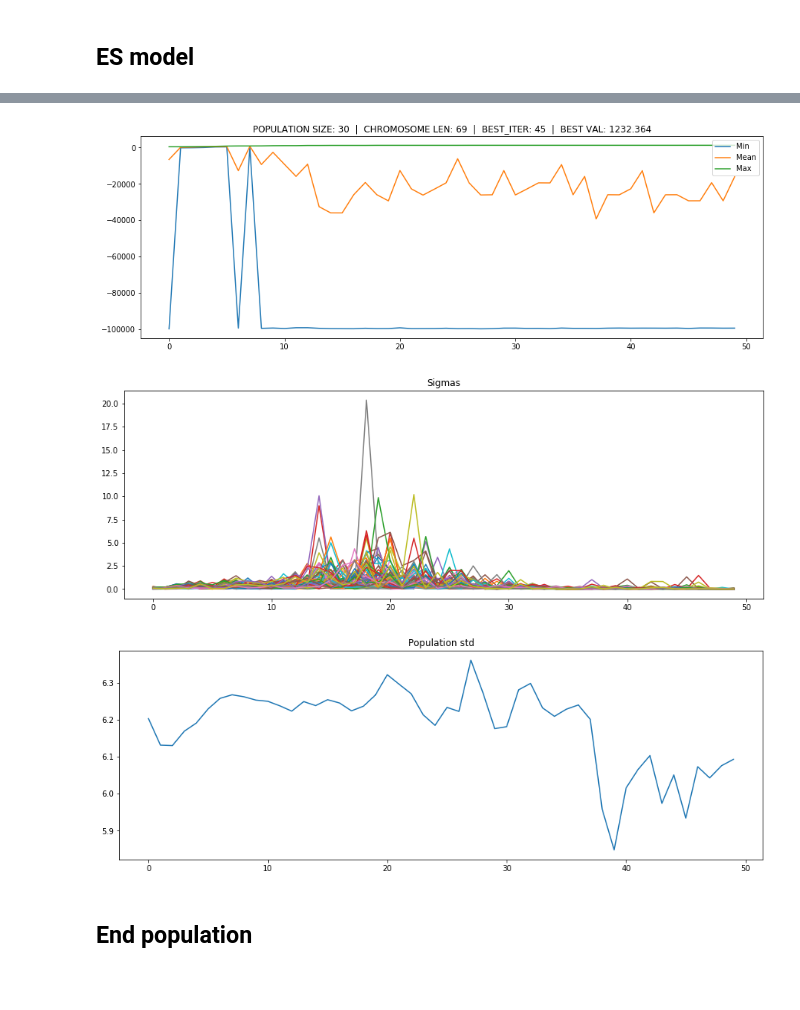
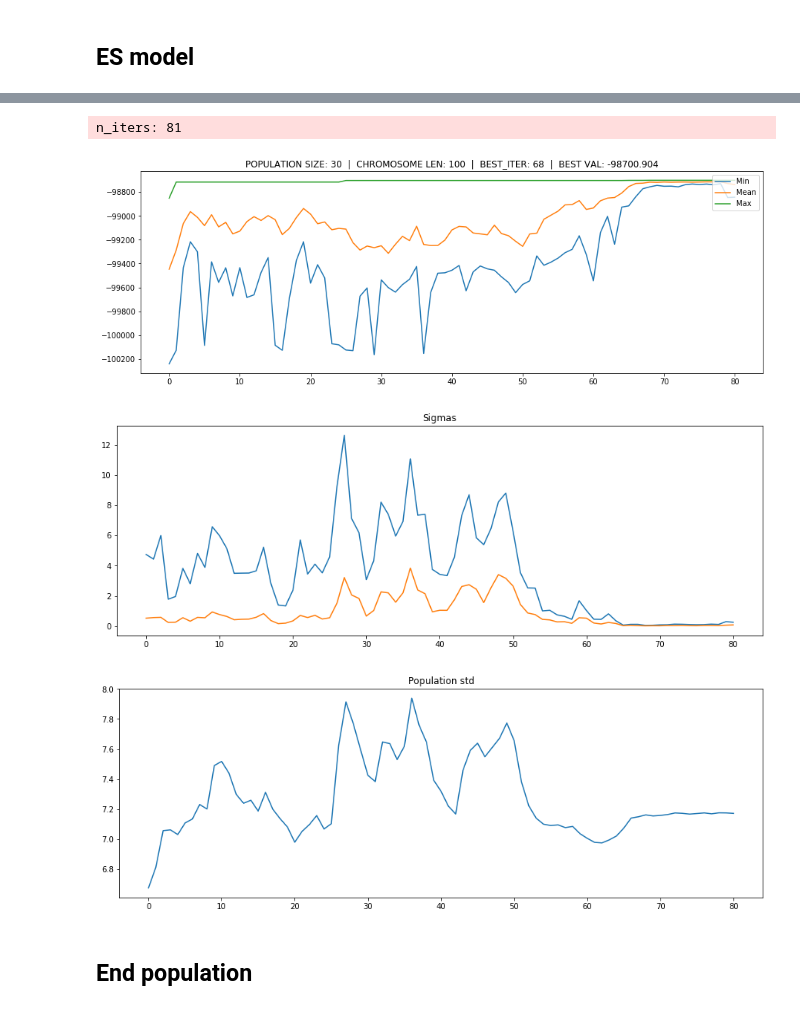
Before and after one commit to TheFebrin/UNIVERSITY, a Jupyter notebook: AI 4 Games/Assignment 2/mars_lander.ipynb, the cells around one changed output, grey strips where cells are left out. Saved outputs shown, nothing was run; the diff lists cells and outputs as text; code cells hidden in the pictures; blank space fills up the shorter version.

```diff
--- a/AI 4 Games/Assignment 2/mars_lander.ipynb
+++ b/AI 4 Games/Assignment 2/mars_lander.ipynb
@@ -303,7 +315,7 @@ def simmulate(
 
     score = dist_score * 10 + angle_score + vertical_score + horizontal_score
 
-    if broke:
+    if broke or abs(angle) >= 0.49:
         score -= 100000
 
     return score, cords
@@ -430,6 +442,6 @@ model = ES(
         h_speed_start=h_speed_start, v_speed_start=v_speed_start,
         fuel_start=fuel_start, angle_start=angle_start, power_start=power_start,
     ),
-    population_size=30, chromosome_len=69, K=2, n_mutations=5
+    population_size=30, chromosome_len=100, K=2, n_mutations=5
 )
 # %% [output]
@@ -437,12 +449,13 @@ Wall time: 14 ms
 # %%
-model.run(iters=50)
+model.run(timeout=0.98, start_time=time.time())
 model.plot_cost()
 model.plot_sigmas()
 model.plot_std()
 # %% [output]
+n_iters: 81
-[figure, old version]
+[figure, new version]
-[figure, old version]
+[figure, new version]
-[figure, old version]
+[figure, new version]
 # %% [markdown]
 ## End population
 # %%
```
Also changed, not shown: parts of 16 cells of this notebook, 2 other files.
